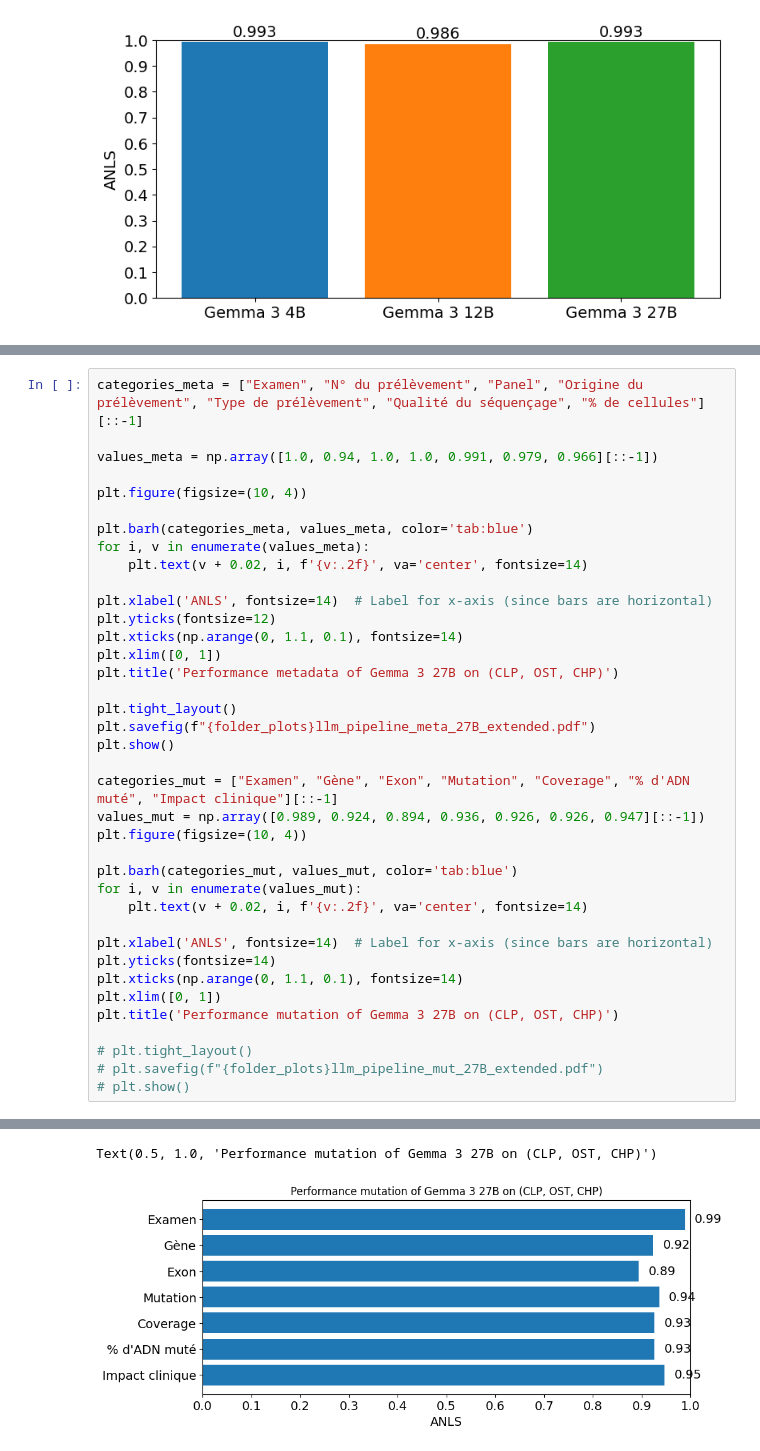
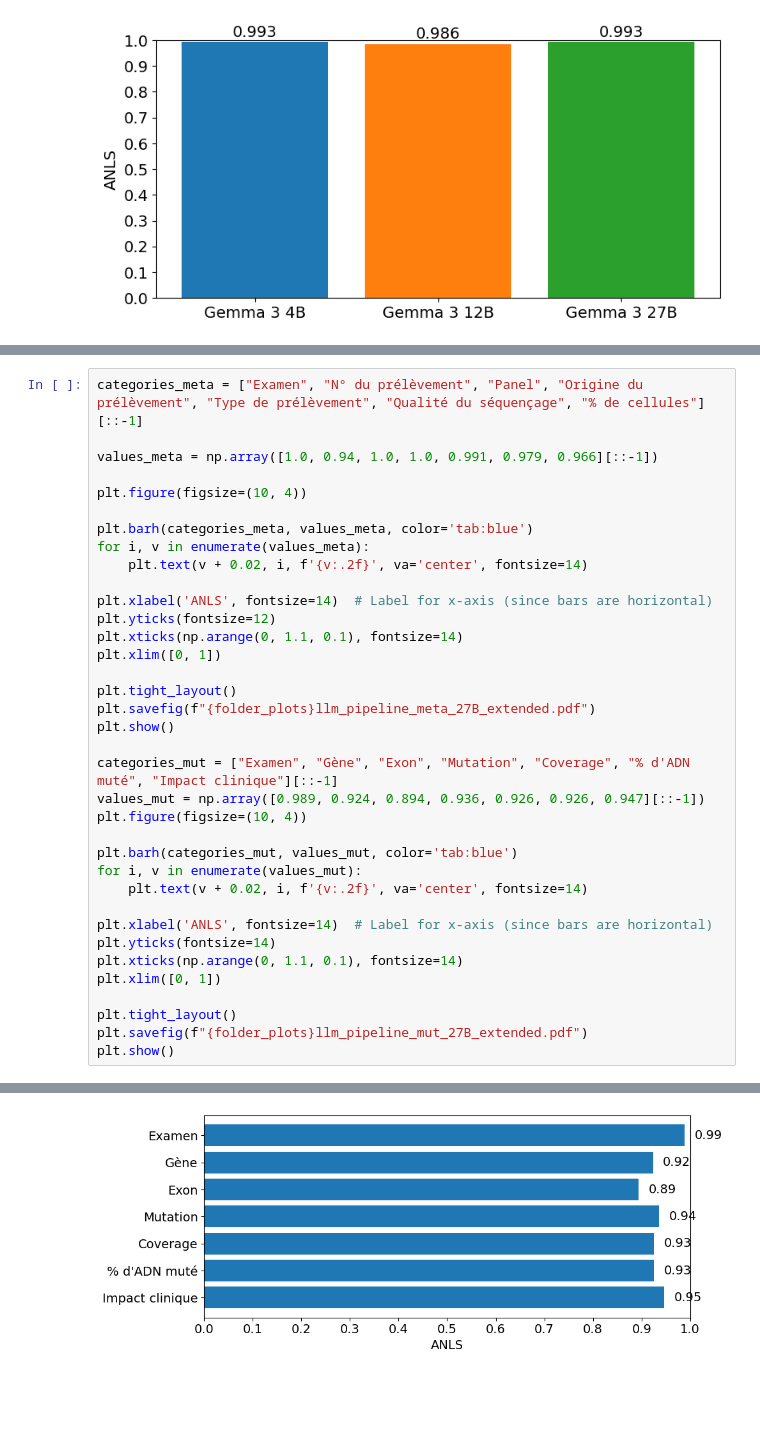
Before and after one commit to Exagor/master-thesis-achten, a Jupyter notebook: figs/plots.ipynb, the cells around one changed output, grey strips where cells are left out. Drawn from its saved outputs; the diff is of its cells as text; blank space fills up the shorter version.

```diff
--- a/figs/plots.ipynb
+++ b/figs/plots.ipynb
@@ -360,7 +357,6 @@ plt.xlabel('ANLS', fontsize=14)  # Label for x-axis (since bars are horizontal)
 plt.yticks(fontsize=12)
 plt.xticks(np.arange(0, 1.1, 0.1), fontsize=14)
 plt.xlim([0, 1])
-plt.title('Performance metadata of Gemma 3 27B on (CLP, OST, CHP)')
 
 plt.tight_layout()
 plt.savefig(f"{folder_plots}llm_pipeline_meta_27B_extended.pdf")
@@ -378,9 +374,8 @@ plt.xlabel('ANLS', fontsize=14)  # Label for x-axis (since bars are horizontal)
 plt.yticks(fontsize=14)
 plt.xticks(np.arange(0, 1.1, 0.1), fontsize=14)
 plt.xlim([0, 1])
-plt.title('Performance mutation of Gemma 3 27B on (CLP, OST, CHP)')
 
-# plt.tight_layout()
-# plt.savefig(f"{folder_plots}llm_pipeline_mut_27B_extended.pdf")
-# plt.show()
+plt.tight_layout()
+plt.savefig(f"{folder_plots}llm_pipeline_mut_27B_extended.pdf")
+plt.show()
 # %% [output]
@@ -388,2 +383 @@ plt.title('Performance mutation of Gemma 3 27B on (CLP, OST, CHP)')
-Text(0.5, 1.0, 'Performance mutation of Gemma 3 27B on (CLP, OST, CHP)')
-[figure, old version]
+[figure, new version]
```
Also changed, not shown: parts of 4 cells of this notebook, 19 other files.
